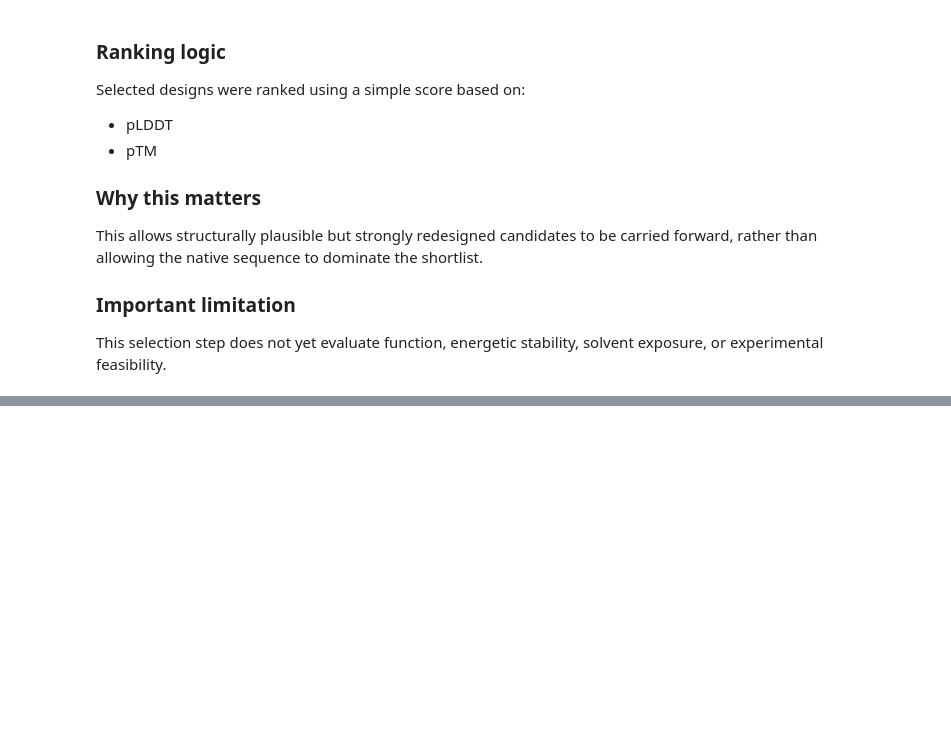
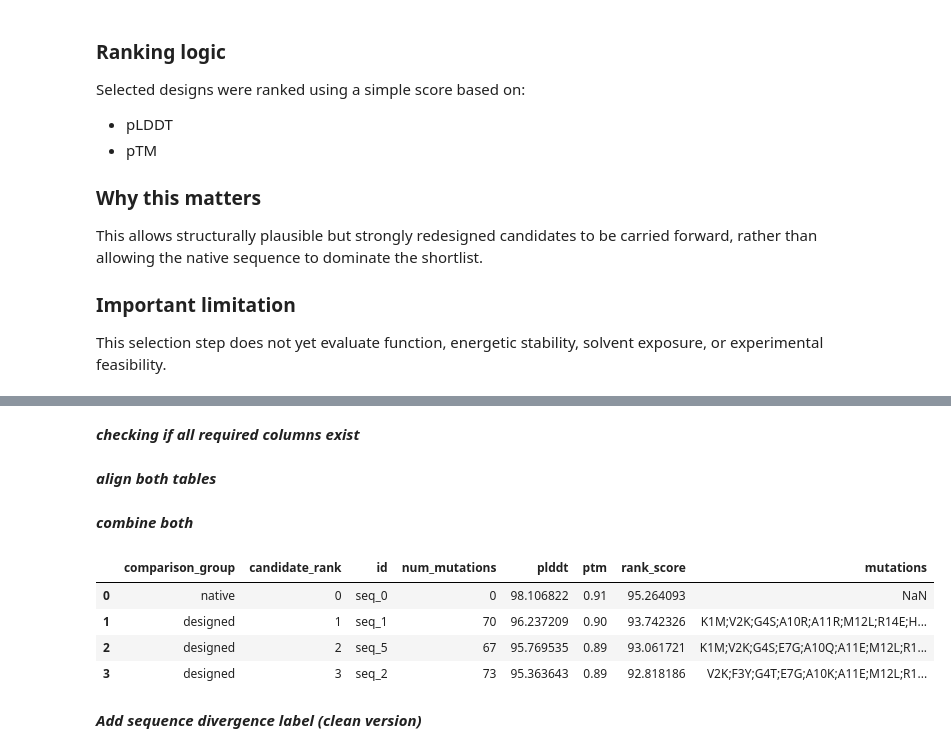
Before and after one commit to mhaindarkar/protein-design-pipeline, a Jupyter notebook: notebooks/05_scoring_and_ranking.ipynb, the cells around one changed output, grey strips where cells are left out. Drawn from its saved outputs; the diff is of its cells as text; code cells hidden in the pictures; blank space fills up the shorter version.

Commit message:
Fix comparison table by aligning schema and adding native rank score

```diff
--- a/notebooks/05_scoring_and_ranking.ipynb
+++ b/notebooks/05_scoring_and_ranking.ipynb
@@ -142,0 +163,5 @@ This selection step does not yet evaluate function, energetic stability, solvent
+# %%
+native_compare = native_df.copy()
+
+native_compare["comparison_group"] = "native"
+native_compare["candidate_rank"] = 0
@@ -142,0 +172,37 @@ This selection step does not yet evaluate function, energetic stability, solvent
+# %%
+native_compare["rank_score"] = (
+    native_compare["plddt"] * 0.6 +
+    native_compare["ptm"] * 100 * 0.4
+)
+# %% [markdown]
+***checking if all required columns exist***
+# %%
+columns = [
+    "comparison_group",
+    "candidate_rank",
+    "id",
+    "num_mutations",
+    "plddt",
+    "ptm",
+    "rank_score",
+    "mutations"
+]
+# %% [markdown]
+***align both tables***
+# %%
+native_compare = native_compare[columns]
+top3_df = top3_df[columns]
+# %% [markdown]
+***combine both***
+# %%
+comparison_df = pd.concat([native_compare, top3_df], ignore_index=True)
+
+comparison_df
+# %% [output]
+|  | comparison_group | candidate_rank | id | num_mutations | plddt | ptm | rank_score | mutations |
+| 0 | native | 0 | seq_0 | 0 | 98.106822 | 0.91 | 95.264093 | NaN |
+| 1 | designed | 1 | seq_1 | 70 | 96.237209 | 0.90 | 93.742326 | K1M;V2K;G4S;A10R;A11R;M12L;R14E;H... |
+| 2 | designed | 2 | seq_5 | 67 | 95.769535 | 0.89 | 93.061721 | K1M;V2K;G4S;E7G;A10Q;A11E;M12L;R1... |
+| 3 | designed | 3 | seq_2 | 73 | 95.363643 | 0.89 | 92.818186 | V2K;F3Y;G4T;E7G;A10K;A11E;M12L;R1... |
+# %% [markdown]
+***Add sequence divergence label (clean version)***
```
Also changed, not shown: parts of 10 cells of this notebook, 1 other file.
